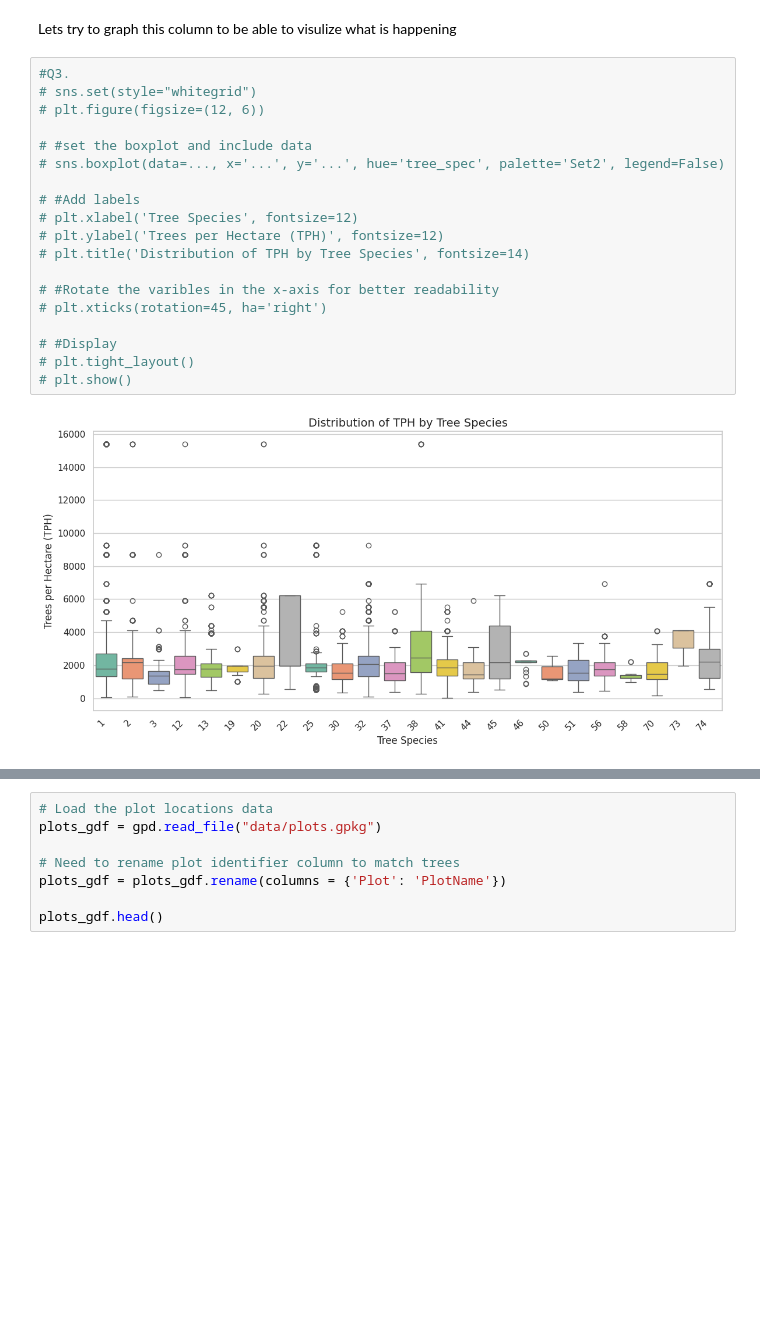
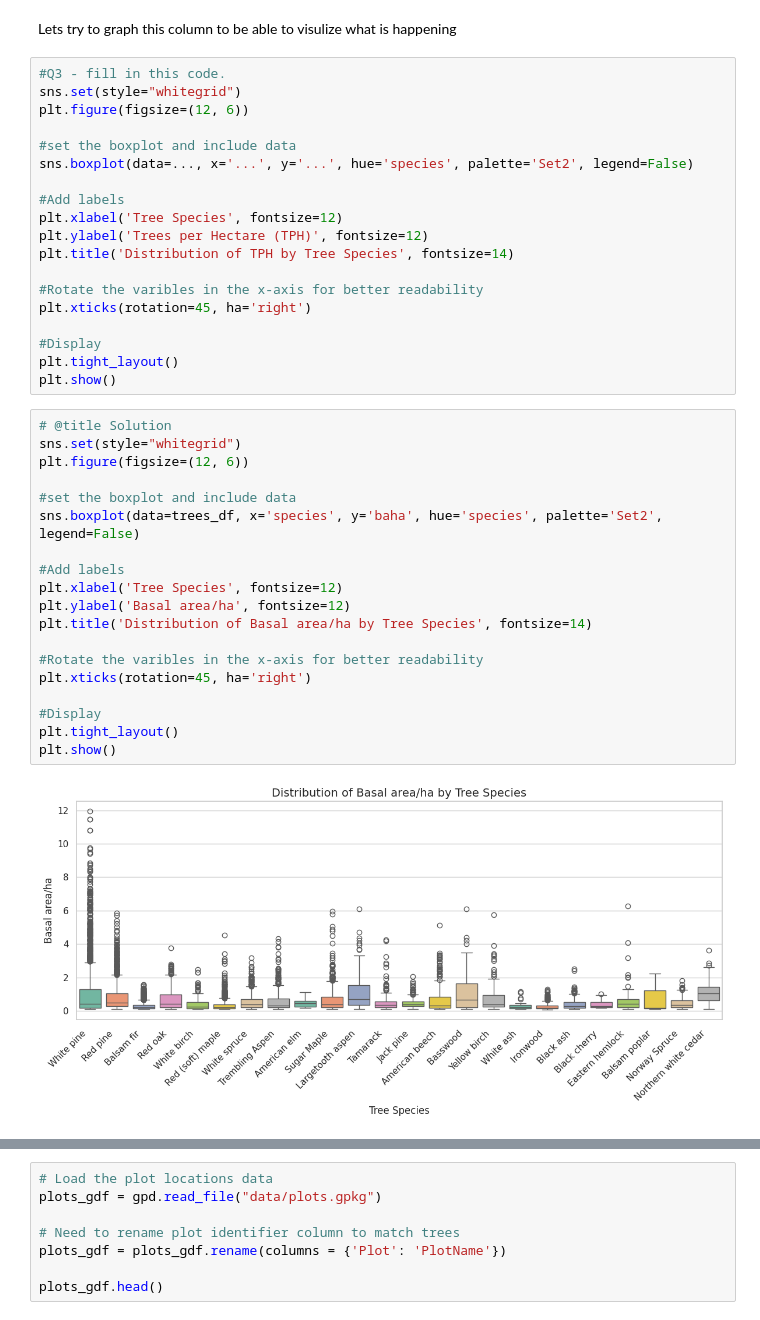
Before and after one commit to subornaa/Data-Analytics-Tutorials, a Jupyter notebook: Descriptive_Analytics_Tutorials.ipynb, the cells around one changed output, grey strips where cells are left out. Drawn from its saved outputs; the diff is of its cells as text; blank space fills up the shorter version.

```diff
--- a/Descriptive_Analytics_Tutorials.ipynb
+++ b/Descriptive_Analytics_Tutorials.ipynb
@@ -170,24 +184,43 @@ Is there anything you notice about this dataset? In particualar the Max values?
 # %% [markdown]
 Lets try to graph this column to be able to visulize what is happening
 # %%
-#Q3.
-# sns.set(style="whitegrid")
-# plt.figure(figsize=(12, 6))
+#Q3 - fill in this code.
+sns.set(style="whitegrid")
+plt.figure(figsize=(12, 6))
 
-# #set the boxplot and include data
-# sns.boxplot(data=..., x='...', y='...', hue='tree_spec', palette='Set2', legend=False)
+#set the boxplot and include data
+sns.boxplot(data=..., x='...', y='...', hue='species', palette='Set2', legend=False)
 
-# #Add labels
-# plt.xlabel('Tree Species', fontsize=12)
-# plt.ylabel('Trees per Hectare (TPH)', fontsize=12)
-# plt.title('Distribution of TPH by Tree Species', fontsize=14)
+#Add labels
+plt.xlabel('Tree Species', fontsize=12)
+plt.ylabel('Trees per Hectare (TPH)', fontsize=12)
+plt.title('Distribution of TPH by Tree Species', fontsize=14)
 
-# #Rotate the varibles in the x-axis for better readability
-# plt.xticks(rotation=45, ha='right')
+#Rotate the varibles in the x-axis for better readability
+plt.xticks(rotation=45, ha='right')
 
-# #Display
-# plt.tight_layout()
-# plt.show()
+#Display
+plt.tight_layout()
+plt.show()
-# %% [output]
-[figure, removed]
+# %%
+# @title Solution
+sns.set(style="whitegrid")
+plt.figure(figsize=(12, 6))
+
+#set the boxplot and include data
+sns.boxplot(data=trees_df, x='species', y='baha', hue='species', palette='Set2', legend=False)
+
+#Add labels
+plt.xlabel('Tree Species', fontsize=12)
+plt.ylabel('Basal area/ha', fontsize=12)
+plt.title('Distribution of Basal area/ha by Tree Species', fontsize=14)
+
+#Rotate the varibles in the x-axis for better readability
+plt.xticks(rotation=45, ha='right')
+
+#Display
+plt.tight_layout()
+plt.show()
+# %% [output]
+[figure, added]
 # %% [markdown]
```
Also changed, not shown: parts of 71 cells of this notebook, 2 other files.
